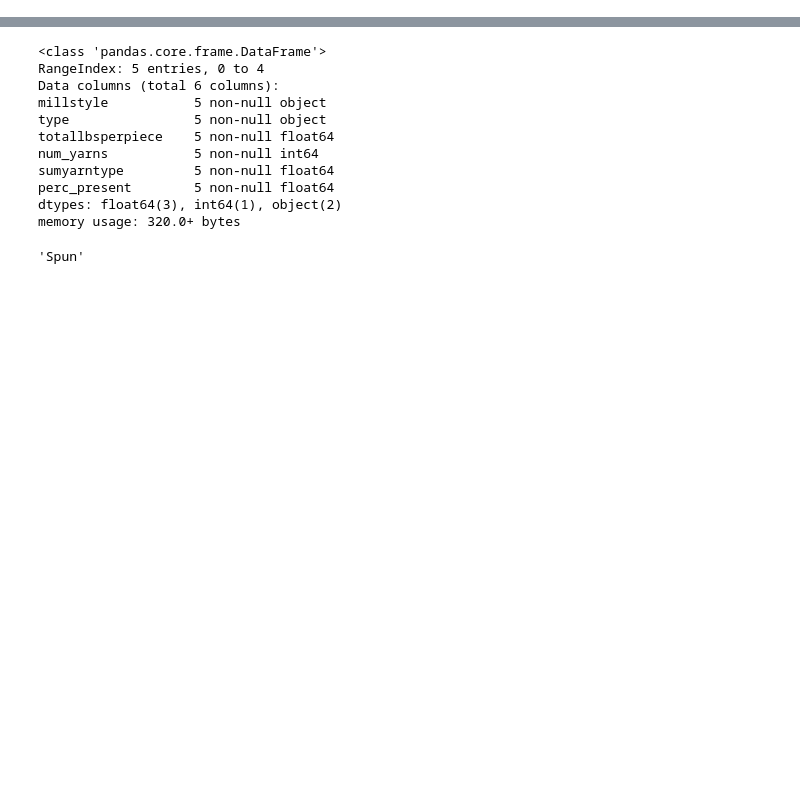
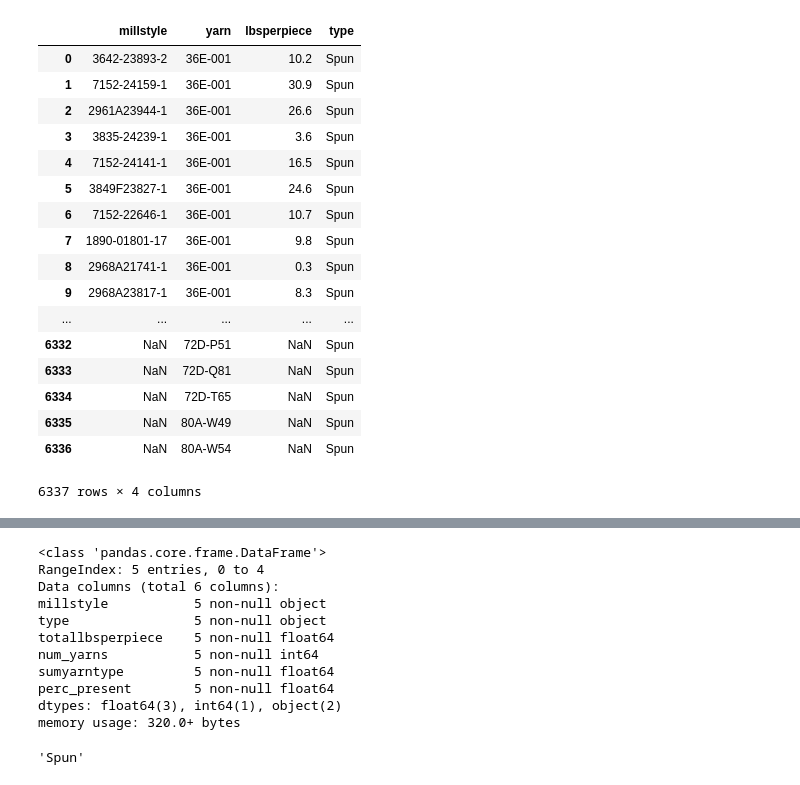
Before and after one commit to MichaelCHarrison/Washougal-Mill-Study, a Jupyter notebook: Python Scripts/R to Python Transfer Notebook.ipynb, the cells around one changed output, grey strips where cells are left out. Saved outputs shown, nothing was run; the diff lists cells and outputs as text; code cells hidden in the pictures; blank space fills up the shorter version.

```diff
--- a/Python Scripts/R to Python Transfer Notebook.ipynb
+++ b/Python Scripts/R to Python Transfer Notebook.ipynb
@@ -21 +38,22 @@ sumtype = (millstylesyarns.agg({'lbsperpiece': 'sum'})
+# %%
+tidy_BomYarns
+# %% [output]
+|  | millstyle | yarn | lbsperpiece | type |
+| 0 | 3642-23893-2 | 36E-001 | 10.2 | Spun |
+| 1 | 7152-24159-1 | 36E-001 | 30.9 | Spun |
+| 2 | 2961A23944-1 | 36E-001 | 26.6 | Spun |
+| 3 | 3835-24239-1 | 36E-001 | 3.6 | Spun |
+| 4 | 7152-24141-1 | 36E-001 | 16.5 | Spun |
+| 5 | 3849F23827-1 | 36E-001 | 24.6 | Spun |
+| 6 | 7152-22646-1 | 36E-001 | 10.7 | Spun |
+| 7 | 1890-01801-17 | 36E-001 | 9.8 | Spun |
+| 8 | 2968A21741-1 | 36E-001 | 0.3 | Spun |
+| 9 | 2968A23817-1 | 36E-001 | 8.3 | Spun |
+| ... | ... | ... | ... | ... |
+| 6332 | NaN | 72D-P51 | NaN | Spun |
+| 6333 | NaN | 72D-Q81 | NaN | Spun |
+| 6334 | NaN | 72D-T65 | NaN | Spun |
+| 6335 | NaN | 80A-W49 | NaN | Spun |
+| 6336 | NaN | 80A-W54 | NaN | Spun |
+6337 rows × 4 columns
 # %%
```
Also changed, not shown: parts of 10 cells of this notebook.
